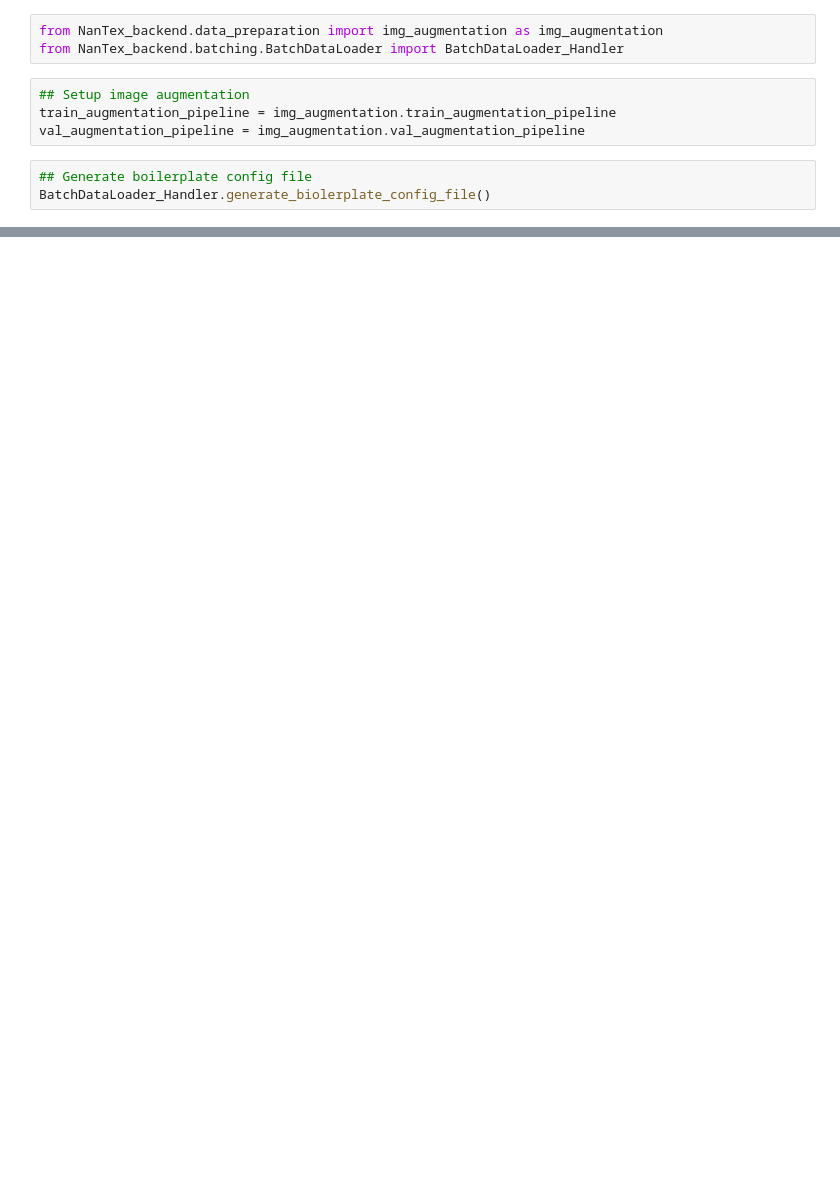
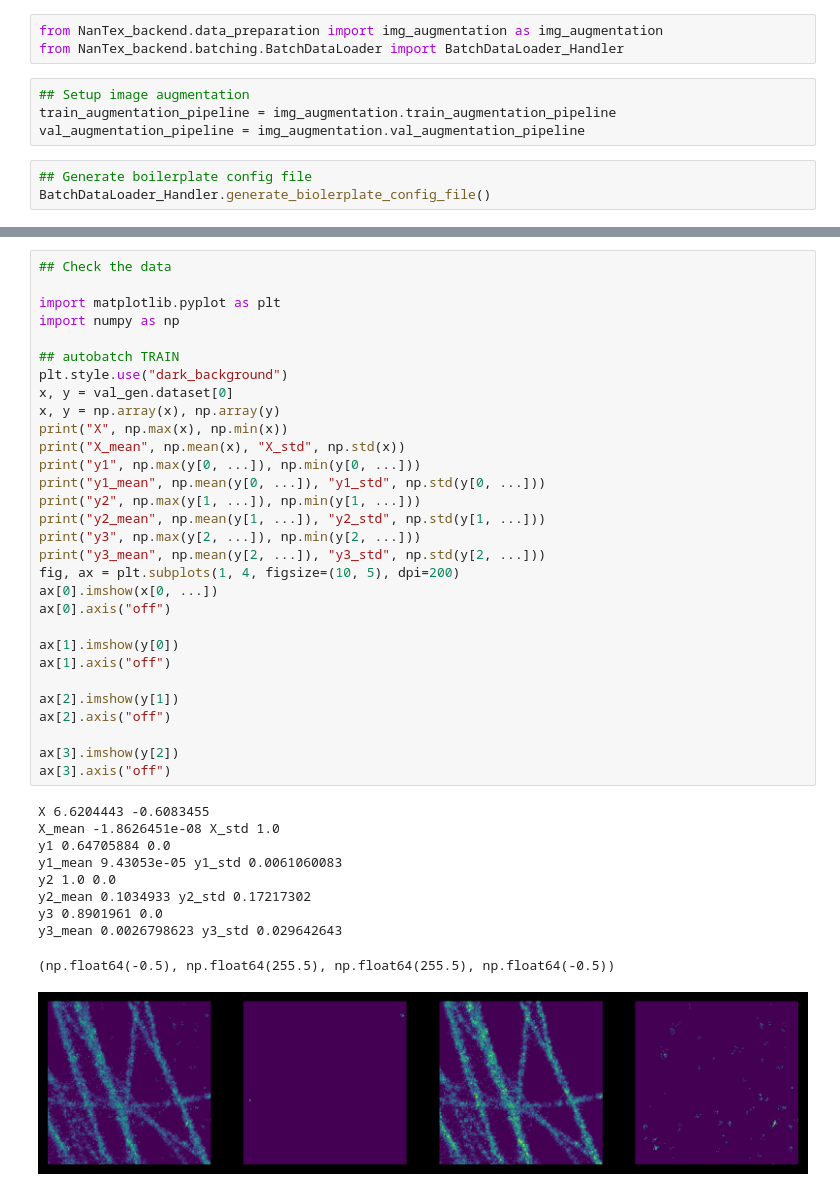
Before and after one commit to Zatyrus/NanTex, a Jupyter notebook: data_loader_sandbox.ipynb, the cells around one changed output, grey strips where cells are left out. Cells and saved outputs as stored; diff of their text form; blank space fills up the shorter version.

```diff
--- a/data_loader_sandbox.ipynb
+++ b/data_loader_sandbox.ipynb
@@ -81,0 +170,41 @@ ax[2].axis("off")
+# %%
+## Check the data
+
+import matplotlib.pyplot as plt
+import numpy as np
+
+## autobatch TRAIN
+plt.style.use("dark_background")
+x, y = val_gen.dataset[0]
+x, y = np.array(x), np.array(y)
+print("X", np.max(x), np.min(x))
+print("X_mean", np.mean(x), "X_std", np.std(x))
+print("y1", np.max(y[0, ...]), np.min(y[0, ...]))
+print("y1_mean", np.mean(y[0, ...]), "y1_std", np.std(y[0, ...]))
+print("y2", np.max(y[1, ...]), np.min(y[1, ...]))
+print("y2_mean", np.mean(y[1, ...]), "y2_std", np.std(y[1, ...]))
+print("y3", np.max(y[2, ...]), np.min(y[2, ...]))
+print("y3_mean", np.mean(y[2, ...]), "y3_std", np.std(y[2, ...]))
+fig, ax = plt.subplots(1, 4, figsize=(10, 5), dpi=200)
+ax[0].imshow(x[0, ...])
+ax[0].axis("off")
+
+ax[1].imshow(y[0])
+ax[1].axis("off")
+
+ax[2].imshow(y[1])
+ax[2].axis("off")
+
+ax[3].imshow(y[2])
+ax[3].axis("off")
+# %% [output]
+X 6.6204443 -0.6083455
+X_mean -1.8626451e-08 X_std 1.0
+y1 0.64705884 0.0
+y1_mean 9.43053e-05 y1_std 0.0061060083
+y2 1.0 0.0
+y2_mean 0.1034933 y2_std 0.17217302
+y3 0.8901961 0.0
+y3_mean 0.0026798623 y3_std 0.029642643
+(np.float64(-0.5), np.float64(255.5), np.float64(255.5), np.float64(-0.5))
+[figure, added]
```
Also changed, not shown: parts of 5 cells of this notebook.
